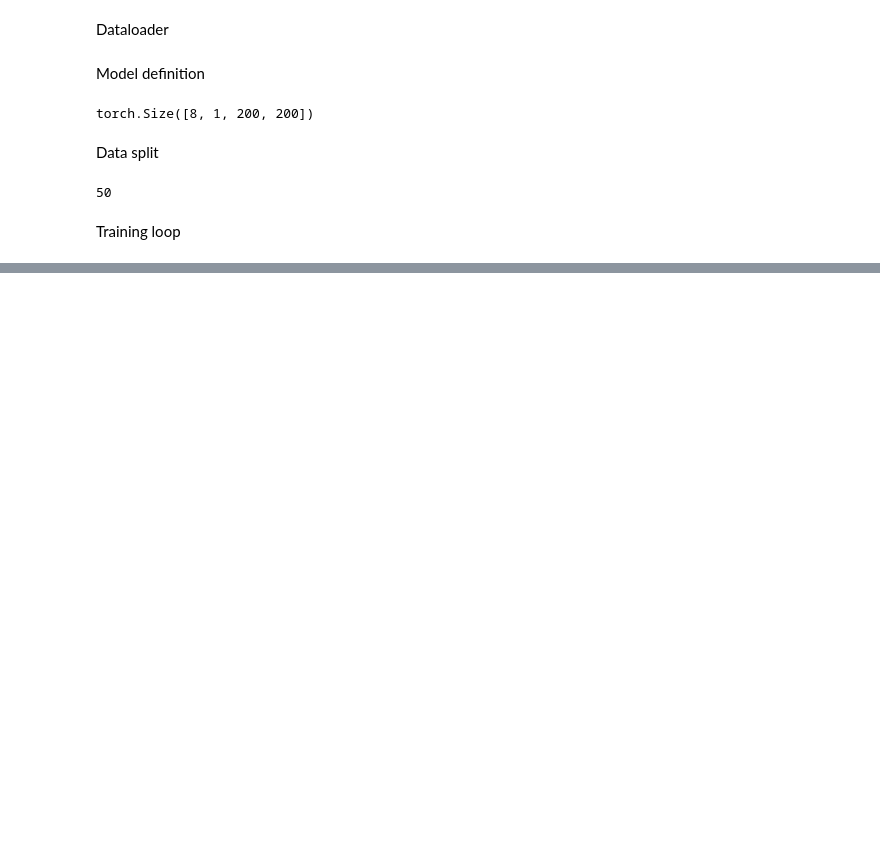
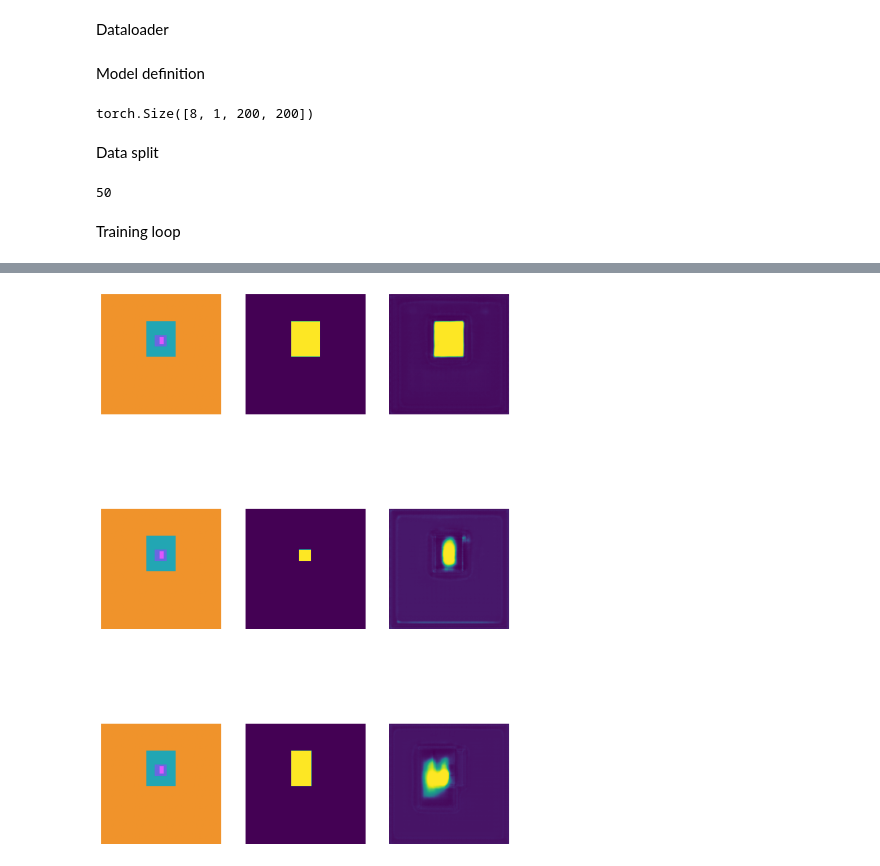
Before and after one commit to ankusharudkar/HIS, a Jupyter notebook: his/ContrivedDataModel.ipynb, the cells around one changed output, grey strips where cells are left out. Saved outputs shown, nothing was run; the diff lists cells and outputs as text; code cells hidden in the pictures; blank space fills up the shorter version.

```diff
--- a/his/ContrivedDataModel.ipynb
+++ b/his/ContrivedDataModel.ipynb
@@ -246,0 +280,8 @@ plt.imshow(genAttentionMask((100, 100)))
+# %%
+model = UNet().to("cuda")
+optimizer = torch.optim.AdamW(model.parameters(), lr=1e-5)
+loss = torch.nn.BCEWithLogitsLoss()
+loss2 = lambda x, y: torch.nn.L1Loss()(x.sigmoid(), y)
+# loss = ShapeAwareBinarySegmentationLoss()
+# %%
+writer = SummaryWriter(f"./runs/UNet/r1_200", comment="Baseline, contrived dataset, scaling, no random cuts, no scale aug")
@@ -246,0 +357,72 @@ plt.imshow(genAttentionMask((100, 100)))
+# %%
+# model.eval()
+with torch.inference_mode():
+    image, annotation = val_dataset[2]
+    attention_mask = annotation[1]
+    # attention_mask = output.squeeze().sigmoid().numpy() > 0.2
+    annotation_mask = torch.tensor(
+                generateAnnotationMask(annotation, attention_mask)
+                ).unsqueeze(dim=0).float()
+
+    image_cat = torch.cat([image, torch.tensor(attention_mask).unsqueeze(dim=0)], dim=0).to("cuda")
+
+    print(image_cat.shape, annotation_mask.shape)
+
+    output = model(image_cat.unsqueeze(dim=0))
+
+    plt.figure(figsize=(10, 15))
+    plt.subplot(3, 3, 1)
+    plt.imshow(image.cpu().permute(1,2,0))
+    plt.axis("off")
+
+    plt.subplot(3, 3, 2)
+    plt.imshow(annotation_mask.squeeze())
+    plt.axis("off")
+
+    plt.subplot(3, 3, 3)
+    plt.imshow(output.cpu().squeeze().sigmoid())
+    plt.axis("off")
+
+    attention_mask = annotation[2][0][1]
+    image_cat = torch.cat([image, torch.tensor(attention_mask).unsqueeze(dim=0)], dim=0).to("cuda")
+    annotation_mask = torch.tensor(
+                generateAnnotationMask(annotation, attention_mask)
+                ).unsqueeze(dim=0).float()
+
+    print(image_cat.shape, annotation_mask.shape)
+
+    output = model(image_cat.unsqueeze(dim=0))
+    plt.subplot(3, 3, 4)
+    plt.imshow(image.cpu().permute(1,2,0))
+    plt.axis("off")
+
+    plt.subplot(3, 3, 5)
+    plt.imshow(annotation_mask.squeeze())
+    plt.axis("off")
+
+    plt.subplot(3, 3, 6)
+    plt.imshow(output.cpu().squeeze().sigmoid())
+    plt.axis("off")
+
+    attention_mask = np.zeros((200, 200))
+    attention_mask[40: 140, 50: 110] = 1
+    attention_mask = attention_mask == 1
+    image_cat = torch.cat([image, torch.tensor(attention_mask).unsqueeze(dim=0)], dim=0).to("cuda")
+    annotation_mask = torch.tensor(
+                generateAnnotationMask(annotation, attention_mask)
+                ).unsqueeze(dim=0).float()
+    print(image_cat.shape, annotation_mask.shape)
+
+    output = model(image_cat.unsqueeze(dim=0))
+    plt.subplot(3, 3, 7)
+    plt.imshow(image.cpu().permute(1,2,0))
+    plt.axis("off")
+
+    plt.subplot(3, 3, 8)
+    plt.imshow(annotation_mask.squeeze())
+    plt.axis("off")
+
+    plt.subplot(3, 3, 9)
+    plt.imshow(output.squeeze().cpu().sigmoid())
+    plt.axis("off")
+# %% [output]
@@ -246,0 +432 @@ plt.imshow(genAttentionMask((100, 100)))
+[figure, added]
```
Also changed, not shown: parts of 38 cells of this notebook, 1 other file.
